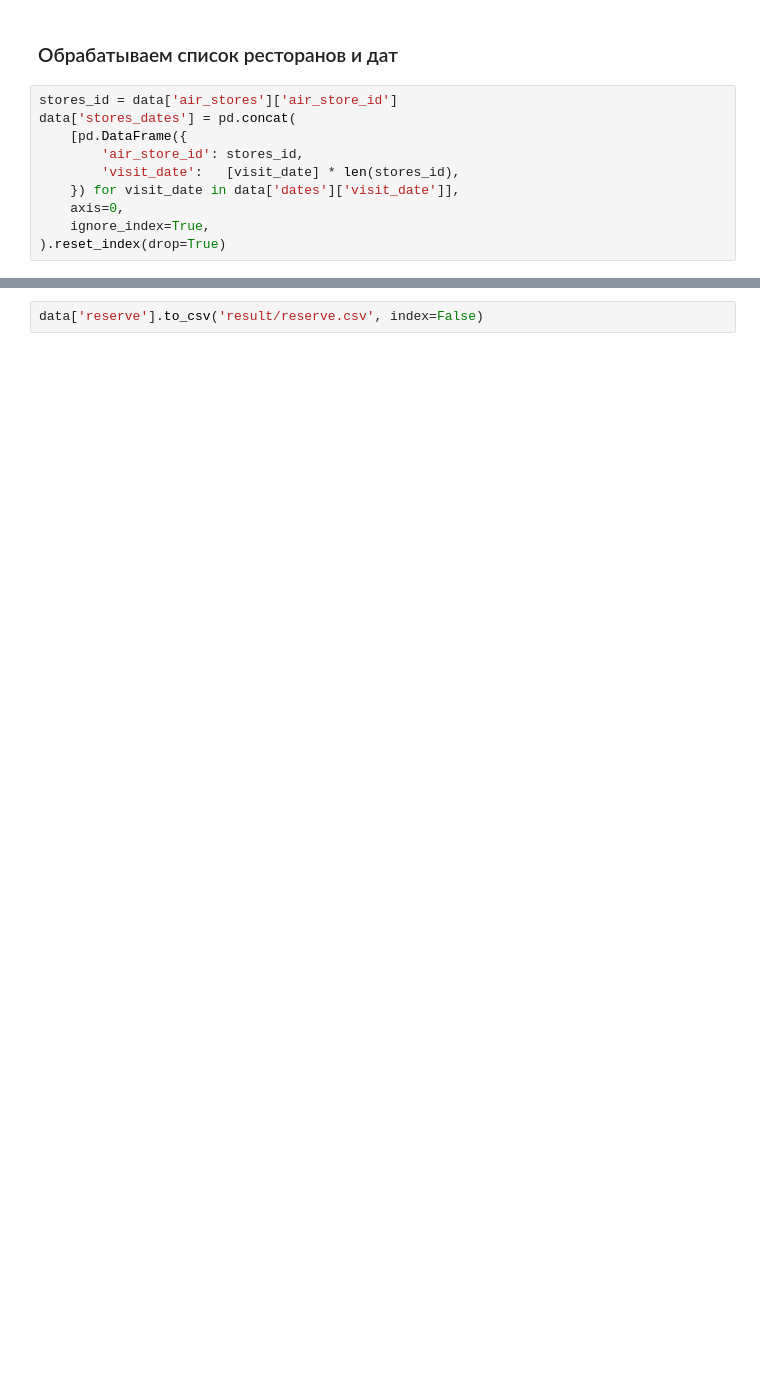
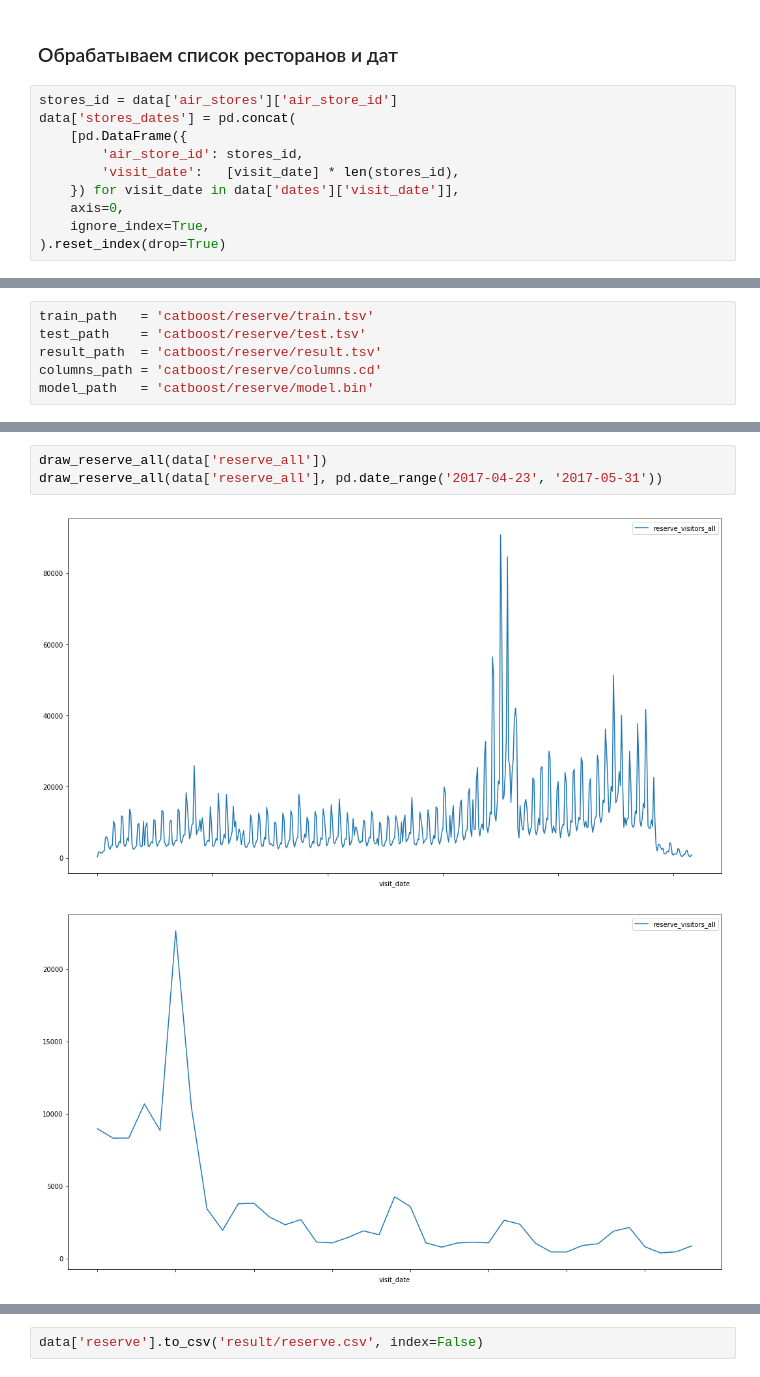
Before and after one commit to vlad-iakovlev/goose-restaurant, a Jupyter notebook: Reserve preparation.ipynb, the cells around one changed output, grey strips where cells are left out. Drawn from its saved outputs; the diff is of its cells as text; blank space fills up the shorter version.

```diff
--- a/Reserve preparation.ipynb
+++ b/Reserve preparation.ipynb
@@ -101,0 +228,6 @@ stores_dates (428593, 7)
+# %%
+train_path   = 'catboost/reserve/train.tsv'
+test_path    = 'catboost/reserve/test.tsv'
+result_path  = 'catboost/reserve/result.tsv'
+columns_path = 'catboost/reserve/columns.cd'
+model_path   = 'catboost/reserve/model.bin'
@@ -101,0 +254,6 @@ stores_dates (428593, 7)
+# %%
+draw_reserve_all(data['reserve_all'])
+draw_reserve_all(data['reserve_all'], pd.date_range('2017-04-23', '2017-05-31'))
+# %% [output]
+[figure, added]
+[figure, added]
```
Also changed, not shown: parts of 44 cells of this notebook, 3 other files.
